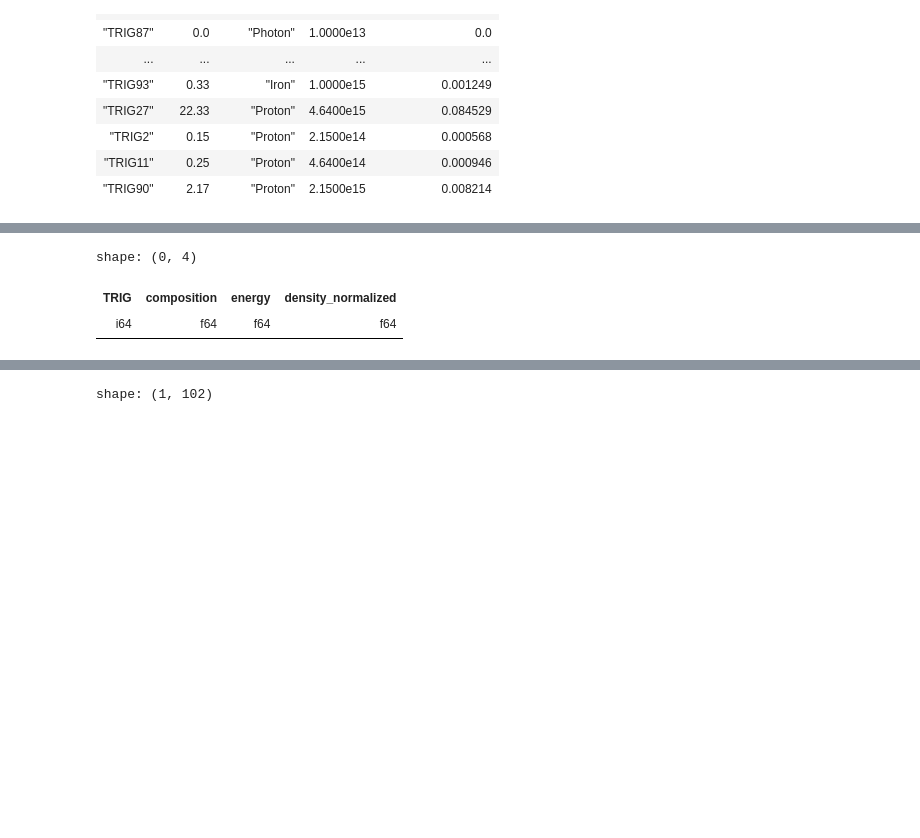
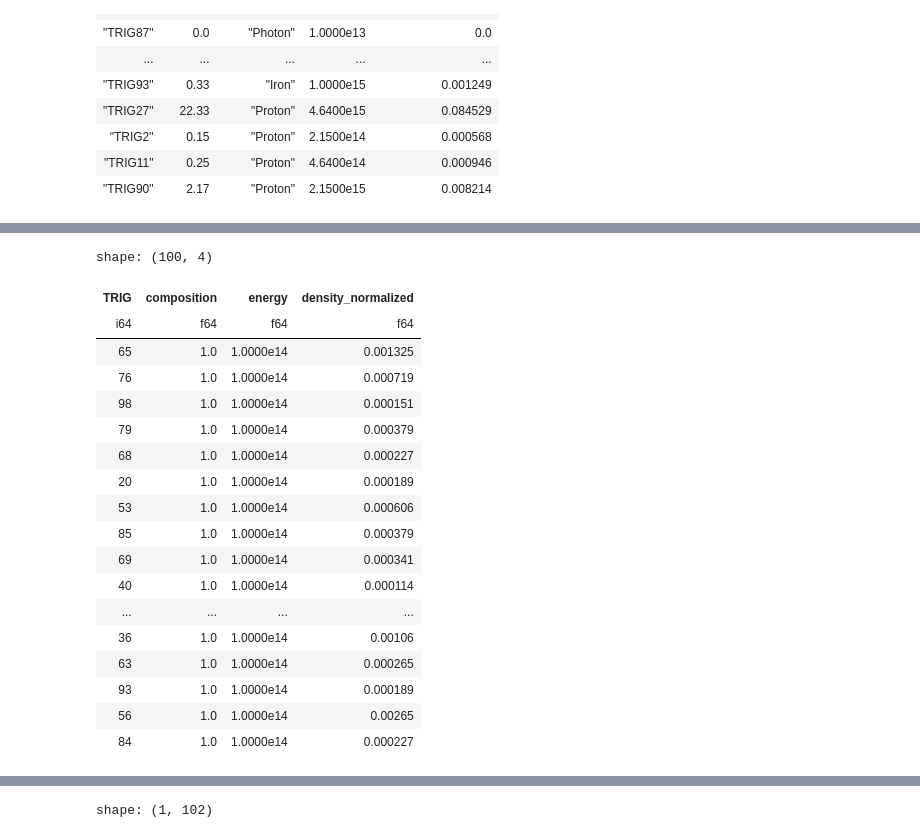
Before and after one commit to lucas-orfei/mestrado, a Jupyter notebook: NN_numpy_regression.ipynb, the cells around one changed output, grey strips where cells are left out. Drawn from its saved outputs; the diff is of its cells as text; code cells hidden in the pictures; blank space fills up the shorter version.

```diff
--- a/NN_numpy_regression.ipynb
+++ b/NN_numpy_regression.ipynb
@@ -118,9 +96,25 @@ shape: (20, 102)
 # %%
-df.filter((pl.col('composition') == -1.0) & (pl.col('energy') == 1.0000e14))
+df.filter((pl.col('composition') == 1.0) & (pl.col('energy') == 1.0000e14))
 # %% [output]
-shape: (0, 4)
+shape: (100, 4)
 | TRIG | composition | energy | density_normalized |
 | i64 | f64 | f64 | f64 |
+| 65 | 1.0 | 1.0000e14 | 0.001325 |
+| 76 | 1.0 | 1.0000e14 | 0.000719 |
+| 98 | 1.0 | 1.0000e14 | 0.000151 |
+| 79 | 1.0 | 1.0000e14 | 0.000379 |
+| 68 | 1.0 | 1.0000e14 | 0.000227 |
+| 20 | 1.0 | 1.0000e14 | 0.000189 |
+| 53 | 1.0 | 1.0000e14 | 0.000606 |
+| 85 | 1.0 | 1.0000e14 | 0.000379 |
+| 69 | 1.0 | 1.0000e14 | 0.000341 |
+| 40 | 1.0 | 1.0000e14 | 0.000114 |
+| ... | ... | ... | ... |
+| 36 | 1.0 | 1.0000e14 | 0.00106 |
+| 63 | 1.0 | 1.0000e14 | 0.000265 |
+| 93 | 1.0 | 1.0000e14 | 0.000189 |
+| 56 | 1.0 | 1.0000e14 | 0.00265 |
+| 84 | 1.0 | 1.0000e14 | 0.000227 |
 # %%
 columns = ['energy','composition']
 y = df_neural.select(columns)
```
Also changed, not shown: parts of 10 cells of this notebook.
